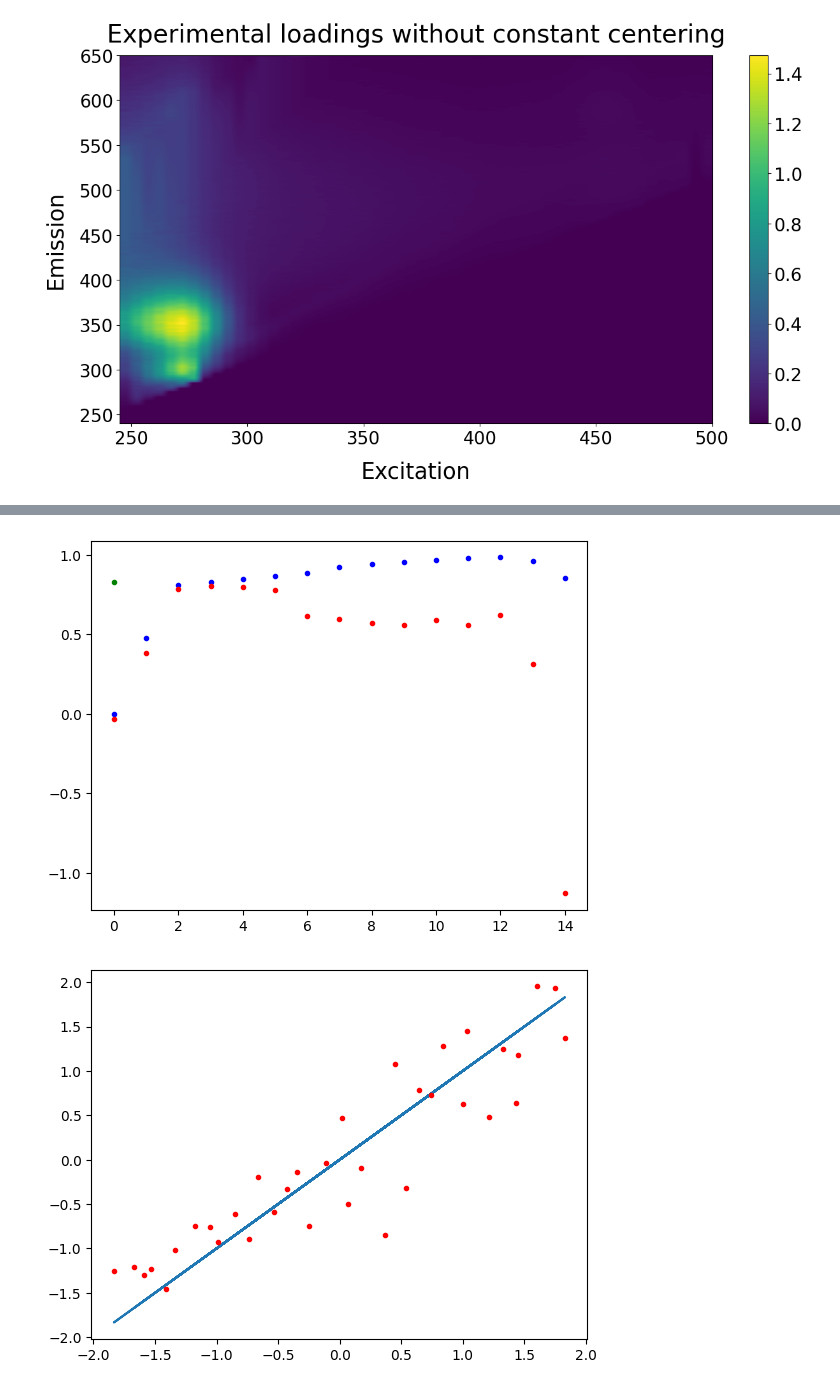
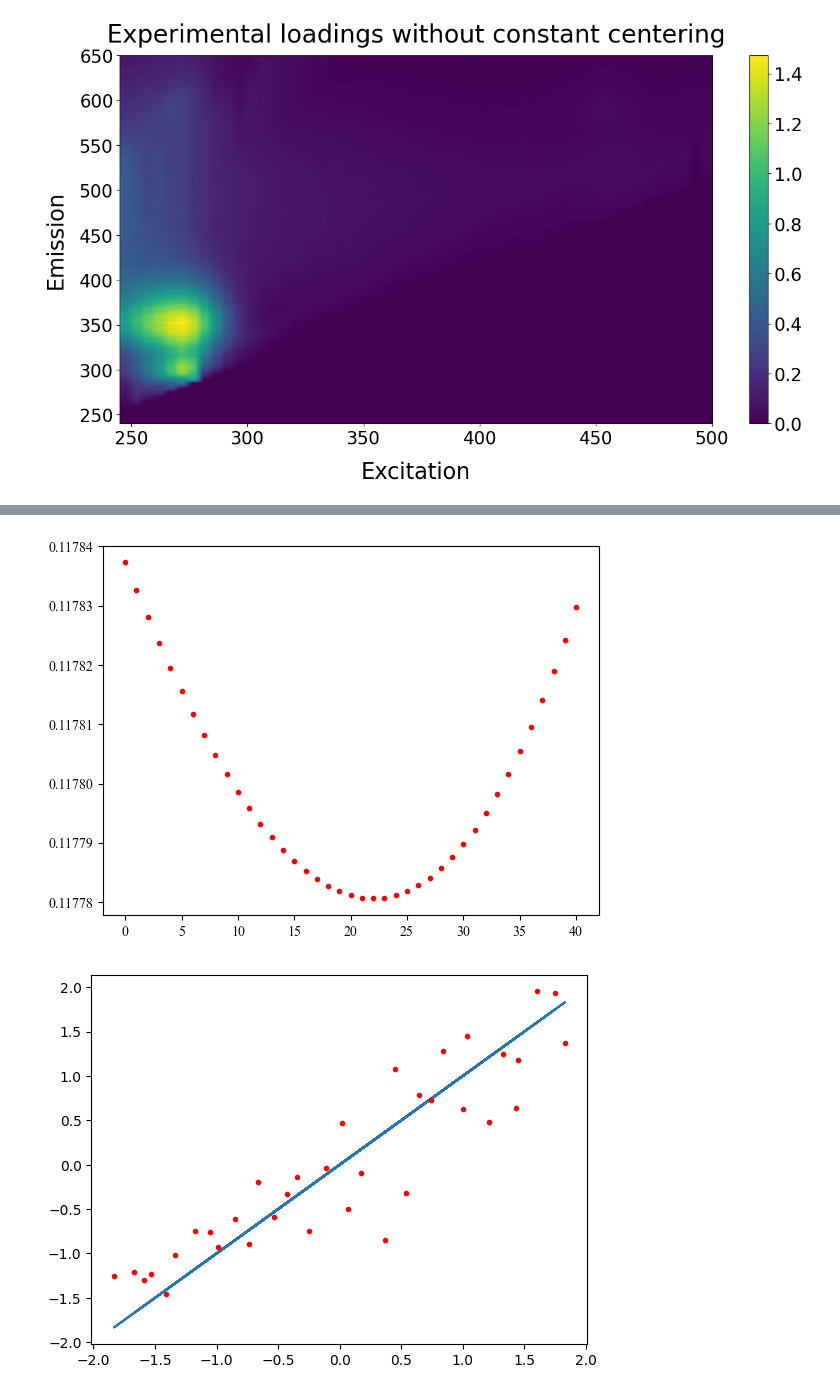
Before and after one commit to 89605502155/ML-repositry, a Jupyter notebook: Untitled13.ipynb, the cells around one changed output, grey strips where cells are left out. Saved outputs shown, nothing was run; the diff lists cells and outputs as text; code cells hidden in the pictures.

```diff
--- a/Untitled13.ipynb
+++ b/Untitled13.ipynb
@@ -126,9 +126,9 @@ import warnings
 from glob import glob
 import os
 # %%
-Ydata = pkl.load(open('ML-repositry/y.pkl.gz', 'rb'))
+Ydata = pkl.load(open('y.pkl.gz', 'rb'))
 # %%
-y1=np.array(Ydata.Tyr)
+y1=np.array(Ydata['Gominy'])
 # %%
 y2=y1[::-1]
 # %%
@@ -158,3 +166,9 @@ parametrsNames={'n_components': range(15),
+# %%
+npls1=npls()
+scoring={'mse': make_scorer(mean_squared_error),'r2':'r2'}
+parametrsNames={'n_components': [3],
+                #
+                'a': np.linspace(43,43.4,num = 41)}
 # %%
 gridCought=GridSearchCV(npls1, parametrsNames, cv=5, scoring=scoring,refit='r2', return_train_score=True)
 #gridCought.fit(X_train.copy(),y_train.copy())
@@ -168,0 +258,23 @@ predictors=gridCought.predict(x1)
+# %%
+mpl.rc('font',family='Times New Roman')
+fig, axs = plt.subplots(figsize=(10, 9))
+# plt.xscale('log')
+# plt.yscale('log')
+axs.plot([i for i in range(1,16)],(mse_cv**0.5)/34.63545479856961,
+        ".",color="red",ms=20,label='RMSE')
+axs.set_ylabel('$\\frac {RMSE}{concentration\ range}$',  fontsize=45,labelpad=5)
+axs.grid(color="black", drawstyle="default", linewidth=1)
+axs.set_xlabel("Number components",  fontsize=35,labelpad=15)
+axs.set_title("humic", fontsize=40,loc="center" ,pad=15)
+# axs.set_title("RMSE for the humic", fontsize=40,loc="center" ,pad=15)
+axs.tick_params(which='major', length=10, width=2)
+axs.tick_params(pad=10)
+axs.set_yticklabels(axs.get_yticklabels(), fontsize=30)
+axs.set_xticklabels(axs.get_xticklabels(), fontsize=30)
+axs.get_xaxis().set_tick_params(direction='in')
+axs.get_yaxis().set_tick_params(direction='in')
+
+plt.savefig('../Work/images/PNG/fig9/humic_23_com_s.pdf', format='pdf', dpi=300,bbox_inches='tight')
+plt.savefig("../Work/images/SVG/fig9/humic_23_com_s.svg", format="svg",bbox_inches='tight')
+
+plt.show()
@@ -169,10 +297,11 @@ predictors=gridCought.predict(x1)
 # %%
-plt.plot(r2_p,".",color='green')
-plt.plot(r2_c,".",color='blue')
-plt.plot(r2_cv,".",color='red')
+# plt.plot(r2_p,".",color='green')
+# plt.plot(r2_c,".",color='blue')
+plt.plot(np.sqrt(mse_cv)/34,".",color='red')
+a=plt.yticks()
 plt.show()
 # %% [output]
-[figure, old version]
+[figure, new version]
 # %%
 plt.plot(y1,y1)
 plt.plot(y1,predictors,".",color="red")
```
Also changed, not shown: parts of 13 cells of this notebook, 2 other files.
